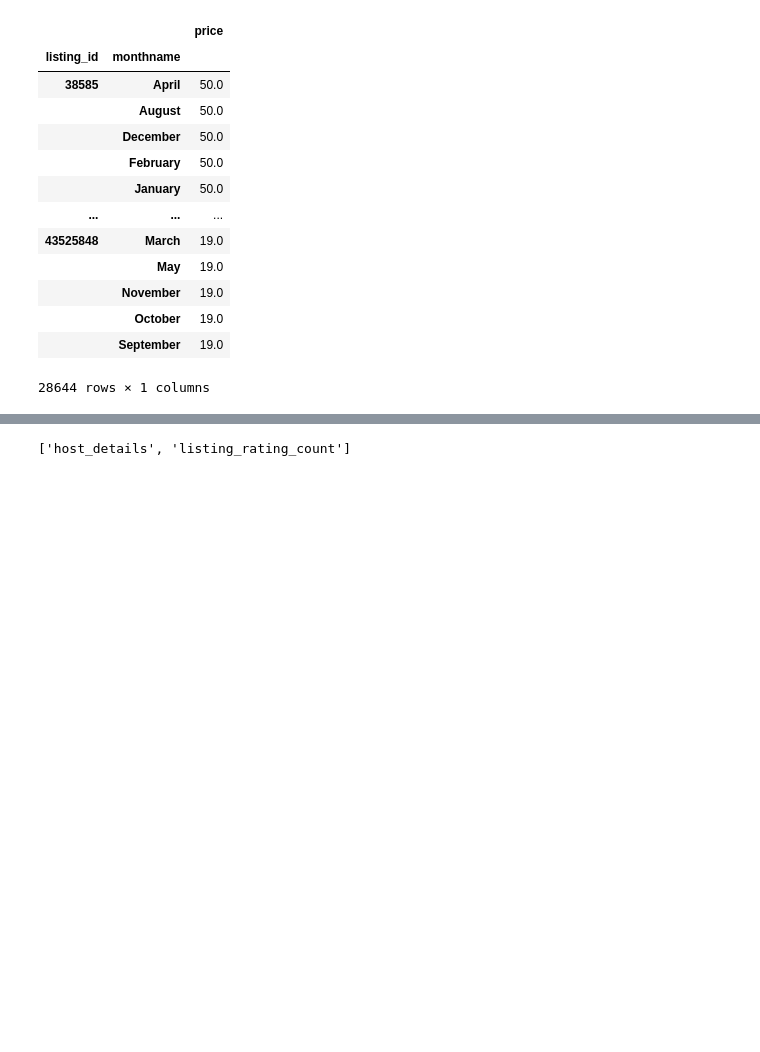
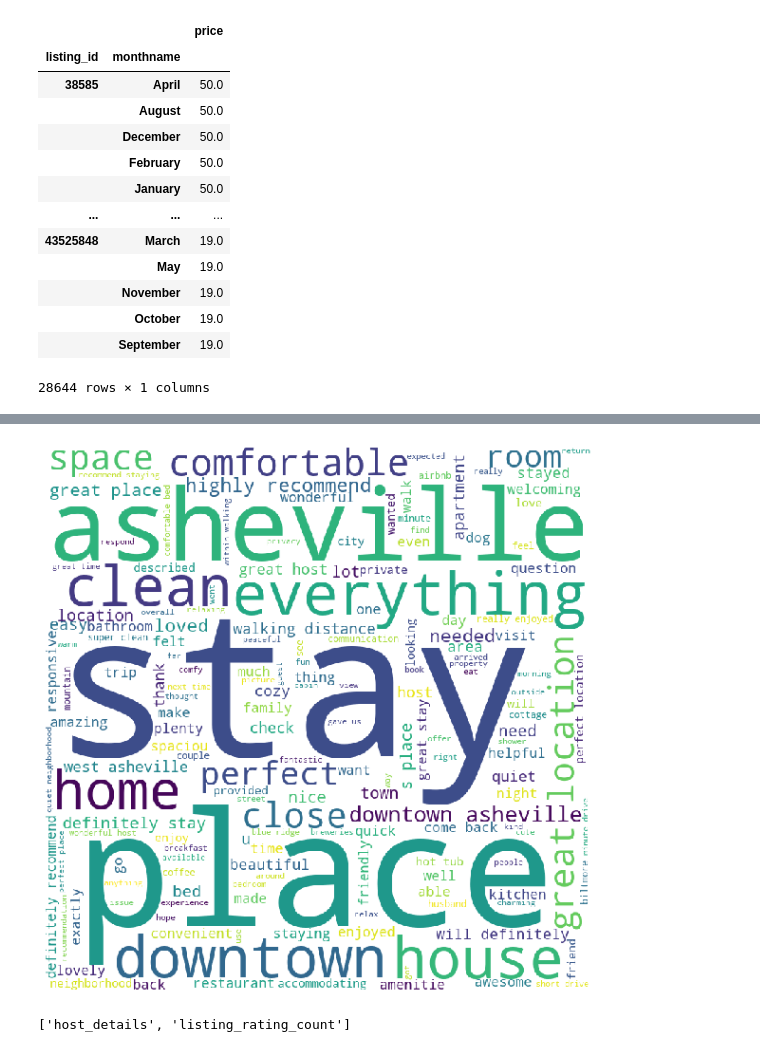
Before and after one commit to PreethikaG/An-exploratory-data-analysis-of-AIRBNB-in-Asheville, a Jupyter notebook: airbnb_analysis.ipynb, the cells around one changed output, grey strips where cells are left out. Drawn from its saved outputs; the diff is of its cells as text; code cells hidden in the pictures; blank space fills up the shorter version.

Commit message:
word cloud generation

```diff
--- a/airbnb_analysis.ipynb
+++ b/airbnb_analysis.ipynb
@@ -341,3 +342,11 @@ calendar_df_grouped_month.reset_index(inplace=True)
 # Storing the above dataframe as a CSV file
 
 calendar_df_grouped_month = calendar_df_grouped_month.to_csv('static/data/calendar_df_grouped_month.csv',index=True)
+# %%
+#Read the csv file reviews_details which contains the column 'comments'
+#This is used to generate a basic word cloud to understand what features have been mentioned the most the by the user's.
+
+review_file_path = "static/data/reviews_details.csv"
+
+review_file_df = pd.read_csv(review_file_path)
+review_file_df.head()
@@ -344,3 +379,38 @@ calendar_df_grouped_month = calendar_df_grouped_month.to_csv('static/data/calend
+# %%
+comment_words = ''
+
+# review_file_df['comments']
+stopwords = set(STOPWORDS)
+
+# iterate through the csv file
+for val in review_file_df.comments:
+
+    # typecaste each val to string
+    val = str(val)
+
+    # split the value
+    tokens = val.split()
+
+    # Converts each token into lowercase
+    for i in range(len(tokens)):
+        tokens[i] = tokens[i].lower()
+
+    comment_words += " ".join(tokens)+" "
+
+wordcloud = WordCloud(width = 800, height = 800,
+                background_color ='white',
+                stopwords = stopwords,
+                min_font_size = 10).generate(comment_words)
+
+# plot the WordCloud image
+plt.figure(figsize = (8, 8), facecolor = None)
+plt.imshow(wordcloud)
+plt.axis("off")
+plt.tight_layout(pad = 0)
+
+plt.show()
+# %% [output]
+[figure, added]
 # %%
 # %% [output]
 ['host_details', 'listing_rating_count']
```
Also changed, not shown: parts of 3 cells of this notebook, 1 other file.
